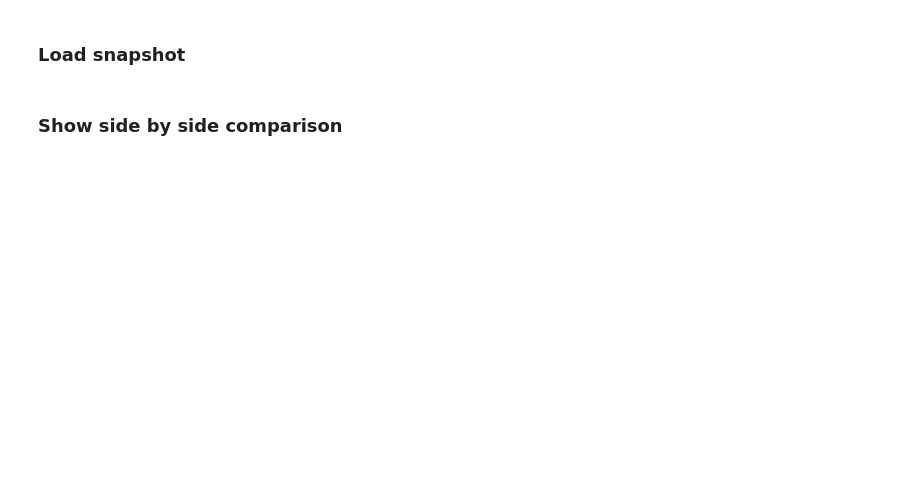
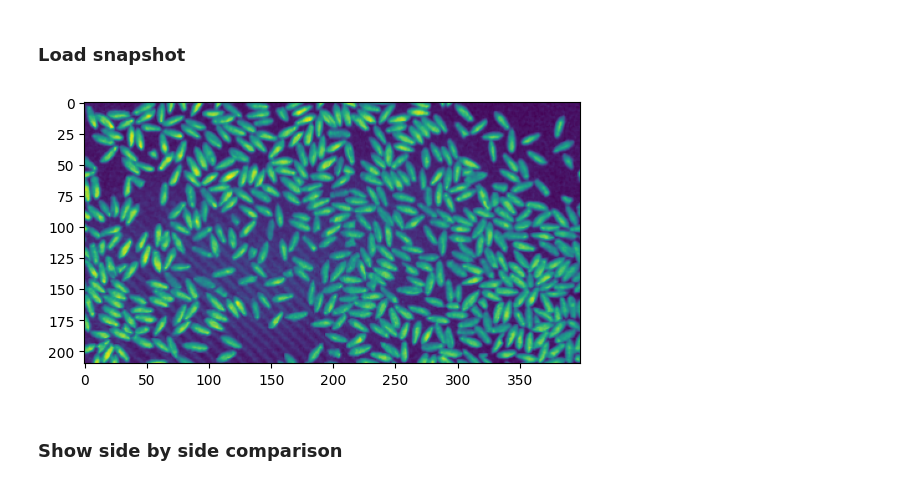
Before and after one commit to amar-music/hyperspectral-snapshot-upscaling, a Jupyter notebook: explore.ipynb, the cells around one changed output. Drawn from its saved outputs; the diff is of its cells as text; code cells hidden in the pictures; blank space fills up the shorter version.

```diff
--- a/explore.ipynb
+++ b/explore.ipynb
@@ -120,22 +144,27 @@ plt.show()
 # %%
 from preprocessing import preprocessSnapshot
 import matplotlib.pyplot as plt
 
 # Specify paths
-ss_path = "data/Snapshot/processed/train/pumpkin_m3/"
+ss_path = "data/Snapshot/processed/train/spelt_s3/"
 ss_mtx_path = 'calibration/snapshot_matrix.npy'
 ss_dist_path = 'calibration/snapshot_dist.npy'
 
 # Load and preprocess file
-ss_file = preprocessSnapshot(ss_path, ss_mtx_path, ss_dist_path)
+ss_x_off = (3, 402)
+ss_y_off = (2, 212)
+
+ss_file = preprocessSnapshot(ss_path, ss_mtx_path, ss_dist_path, ss_x_off, ss_y_off)
 
 # Store to variables
 ss_img = ss_file[0]
 ss_wavelengths = ss_file[1]
 
 
 plt.imshow(ss_img[:, :, 3])
 plt.show()
+# %% [output]
+[figure, added]
 # %% [markdown]
 ### Show side by side comparison
 # %%
```
Also changed, not shown: parts of 12 cells of this notebook, 5 other files.
